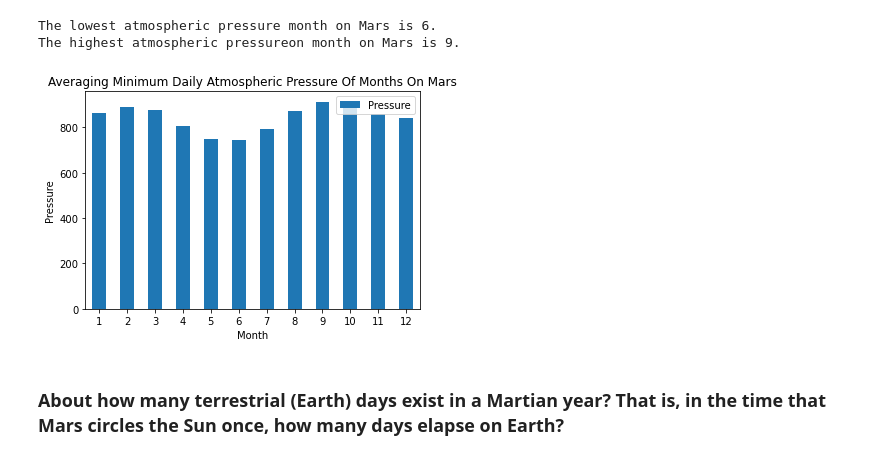
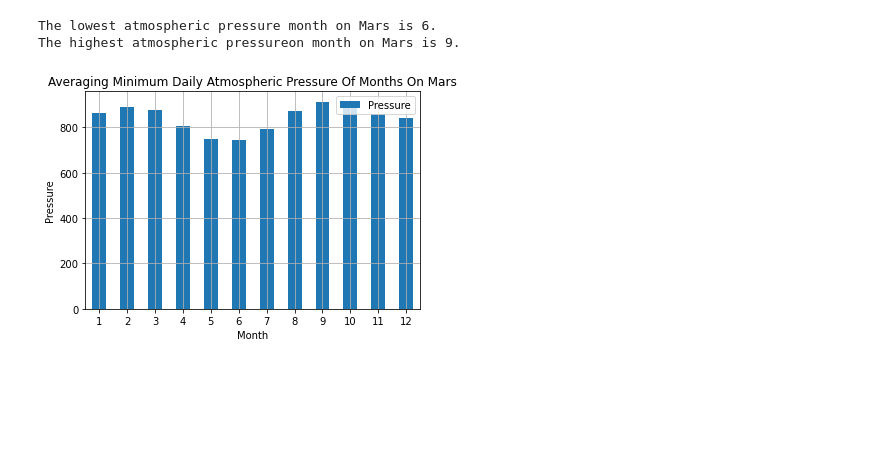
Before and after one commit to Shaunisme/web-scraping-challenge, a Jupyter notebook: mars_data_challenge_part_2.ipynb, the cells around one changed output. Cells and saved outputs as stored; diff of their text form; code cells hidden in the pictures; blank space fills up the shorter version.

```diff
--- a/mars_data_challenge_part_2.ipynb
+++ b/mars_data_challenge_part_2.ipynb
@@ -68,15 +65,15 @@ df.head(5)
 #### Set the data type
 # %%
 # Set the data type of columns
-df.astype({'id':'int32',
+new_df=df.astype({'id':'int32',
         'terrestrial_date':'datetime64[ns]',
         'sol':'int32',
         'ls':'int32',
         'month':'int32',
         'min_temp':'float',
-        'pressure':'float'}
+        'pressure':'float'}.copy()
     )
-df.dtypes
+new_df.dtypes
 # %% [output]
 id                           int32
 terrestrial_date    datetime64[ns]
@@ -129,7 +126,7 @@ plt.show()
 # %% [markdown]
 ### Which months have the lowest and the highest atmospheric pressure on Mars?
 # %%
-gy=df.groupby(by=["month"]).mean()
+gy=new_df.groupby(by=["month"]).mean()
 
 pressure=list(gy['pressure'])
 max_p=max(pressure)
@@ -143,12 +140,10 @@ The lowest atmospheric pressure month on Mars is 6.
 The highest atmospheric pressureon month on Mars is 9.
 # %%
 gy.reset_index('month',inplace=True)
-bar_df=pd.DataFrame({'Month':list(gy['month']), 'Pressure':list(gy['pressure'])})
-bar_df.set_index('Month',inplace=True)
+pres_df=pd.DataFrame({'Month':list(gy['month']), 'Pressure':list(gy['pressure'])})
+pres_df.set_index('Month',inplace=True)
 
-bar_df.plot.bar(title='Averaging Minimum Daily Atmospheric Pressure Of Months On Mars',xlabel='Month',ylabel='Pressure',rot=0)
+pres_df.plot.bar(title='Averaging Minimum Daily Atmospheric Pressure Of Months On Mars',xlabel='Month',ylabel='Pressure',rot=0,grid=True)
 plt.show()
 # %% [output]
-[figure, old version]
+[figure, new version]
-# %% [markdown]
-### About how many terrestrial (Earth) days exist in a Martian year? That is, in the time that Mars circles the Sun once, how many days elapse on Earth?
```
Also changed, not shown: parts of 7 cells of this notebook.
